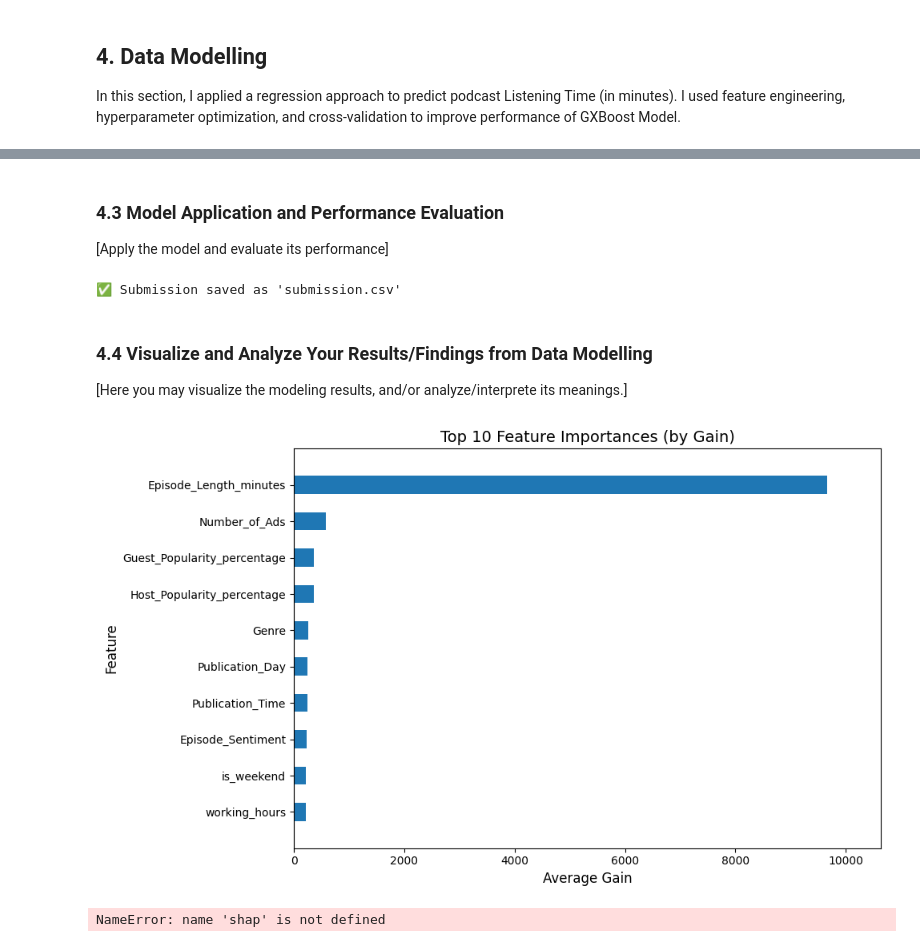
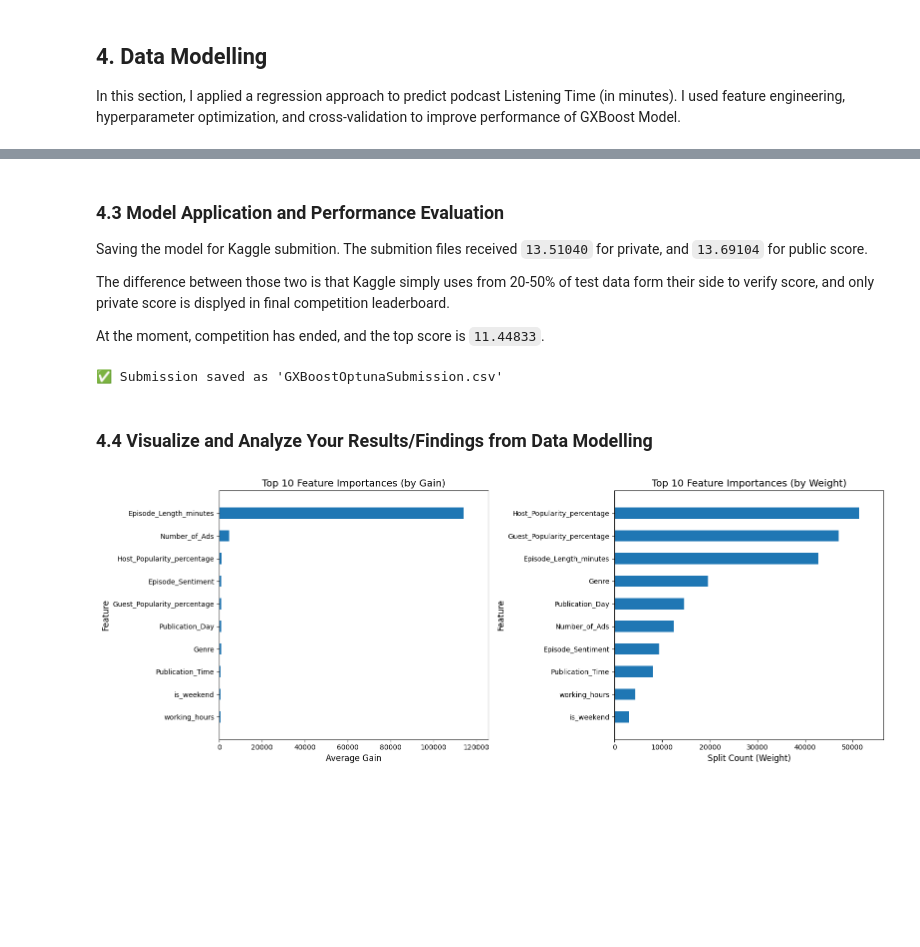
Before and after one commit to rifolio/PodcastWatchTimePrediction, a Jupyter notebook: Group_Vladyslav_report.ipynb, the cells around one changed output, grey strips where cells are left out. Drawn from its saved outputs; the diff is of its cells as text; code cells hidden in the pictures; blank space fills up the shorter version.

Commit message:
Final Submition

```diff
--- a/Group_Vladyslav_report.ipynb
+++ b/Group_Vladyslav_report.ipynb
@@ -722,7 +724,11 @@ Fold RMSE: 10.9311
-# %% [markdown]
-### 4.3 Model Application and Performance Evaluation
-
-[Apply the model and evaluate its performance]
+# %% [markdown]
+### 4.3 Model Application and Performance Evaluation
+
+Saving the model for Kaggle submition. The submition files received `13.51040` for private, and `13.69104` for public score.
+
+The difference between those two is that Kaggle simply uses from 20-50% of test data form their side to verify score, and only private score is displyed in final competition leaderboard.
+
+At the moment, competition has ended, and the top score is `11.44833`.
 # %%
 # loading submission template
 submission = pd.read_csv("data/sample_submission.csv")
@@ -730,31 +736,48 @@ submission = pd.read_csv("data/sample_submission.csv")
 # adding model predictions
 submission['Listening_Time_minutes'] = test_preds
 
+name = 'GXBoostOptunaSubmission'
+
 # to file
-submission.to_csv("data/GXBoostOptunaSubmission.csv", index=False)
+submission.to_csv(f"data/{name}.csv", index=False)
 
-print("✅ Submission saved as 'submission.csv'")
+print(f"✅ Submission saved as '{name}.csv'")
 # %% [output]
-✅ Submission saved as 'submission.csv'
+✅ Submission saved as 'GXBoostOptunaSubmission.csv'
 # %% [markdown]
 ### 4.4 Visualize and Analyze Your Results/Findings from Data Modelling
-
-[Here you may visualize the modeling results, and/or analyze/interprete its meanings.]
 # %%
-fig, ax = plt.subplots(figsize=(10, 6))
+fig, axes = plt.subplots(1, 2, figsize=(16, 6))
+
+# gain plot
 xgb.plot_importance(
     model,
-    ax=ax,
-    importance_type='gain',         # or 'weight', 'cover', 'total_gain'
-    max_num_features=10,            # show top 10
-    height=0.5,                     # bar height
+    ax=axes[0],
+    importance_type='gain',
+    max_num_features=10,
+    height=0.5,
     grid=False,
-    show_values=False               # no raw values on bars
+    show_values=False
 )
-ax.set_title("Top 10 Feature Importances (by Gain)", fontsize=14)
-ax.set_xlabel("Average Gain", fontsize=12)
-ax.set_ylabel("Feature", fontsize=12)
+axes[0].set_title("Top 10 Feature Importances (by Gain)", fontsize=14)
+axes[0].set_xlabel("Average Gain", fontsize=12)
+axes[0].set_ylabel("Feature", fontsize=12)
+
+# weight plot
+xgb.plot_importance(
+    model,
+    ax=axes[1],
+    importance_type='weight',
+    max_num_features=10,
+    height=0.5,
+    grid=False,
+    show_values=False
+)
+axes[1].set_title("Top 10 Feature Importances (by Weight)", fontsize=14)
+axes[1].set_xlabel("Split Count (Weight)", fontsize=12)
+axes[1].set_ylabel("Feature", fontsize=12)
+
 plt.tight_layout()
 plt.show()
 # %% [output]
-[figure, old version]
+[figure, new version]
@@ -769,4 +783,0 @@ shap.summary_plot(shap_values, X_full, plot_type="bar")
-# %%
-shap.summary_plot(shap_values, X_full)
-# %% [output]
-NameError: name 'shap' is not defined
```
Also changed, not shown: parts of 23 cells of this notebook.
